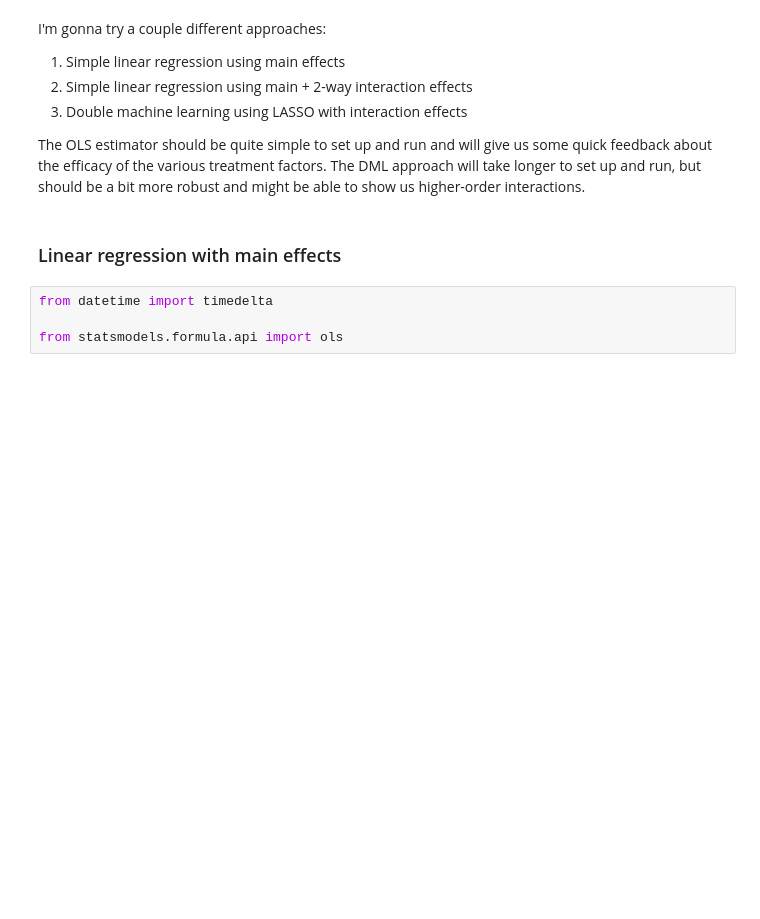
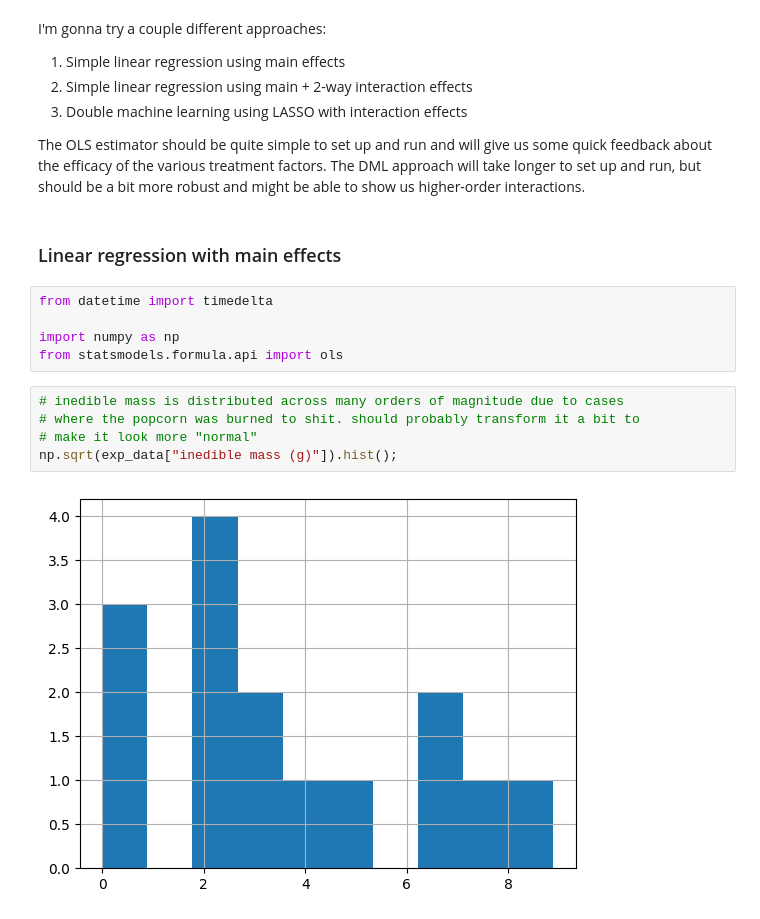
Before and after one commit to ecotner/popcorn-experiments, a Jupyter notebook: experiments/exp001/exp001.ipynb, the cells around one changed output. Drawn from its saved outputs; the diff is of its cells as text; blank space fills up the shorter version.

```diff
--- a/experiments/exp001/exp001.ipynb
+++ b/experiments/exp001/exp001.ipynb
@@ -472,7 +472,15 @@ The DML approach will take longer to set up and run, but should be a bit more ro
 # %%
 from datetime import timedelta
 
+import numpy as np
 from statsmodels.formula.api import ols
+# %%
+# inedible mass is distributed across many orders of magnitude due to cases
+# where the popcorn was burned to shit. should probably transform it a bit to
+# make it look more "normal"
+np.sqrt(exp_data["inedible mass (g)"]).hist();
+# %% [output]
+[figure, added]
 # %%
 def lin_reg_inference(exp_data: pd.DataFrame, bag_data: pd.DataFrame):
     # pre-process the data
```
Also changed, not shown: parts of 2 cells of this notebook, 1 other file.
